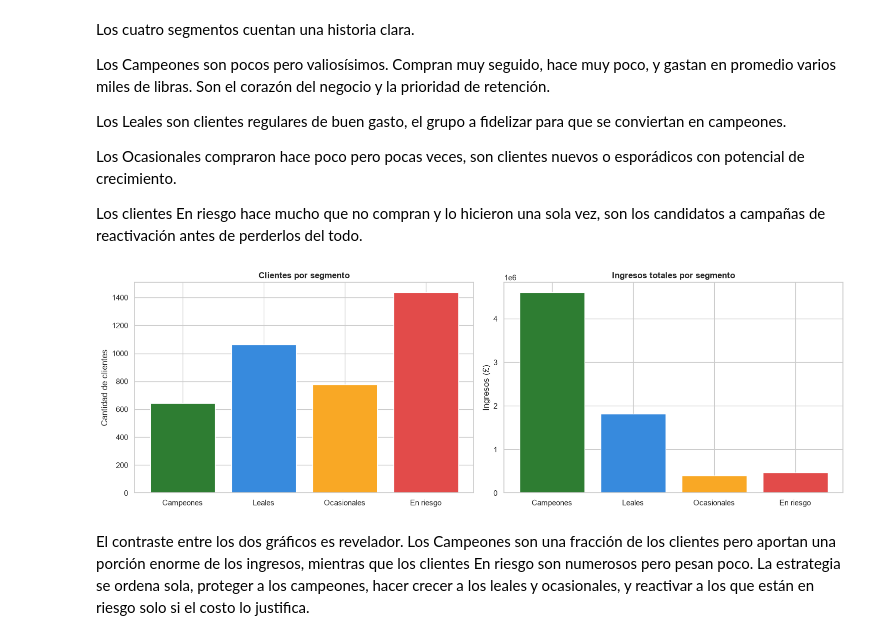
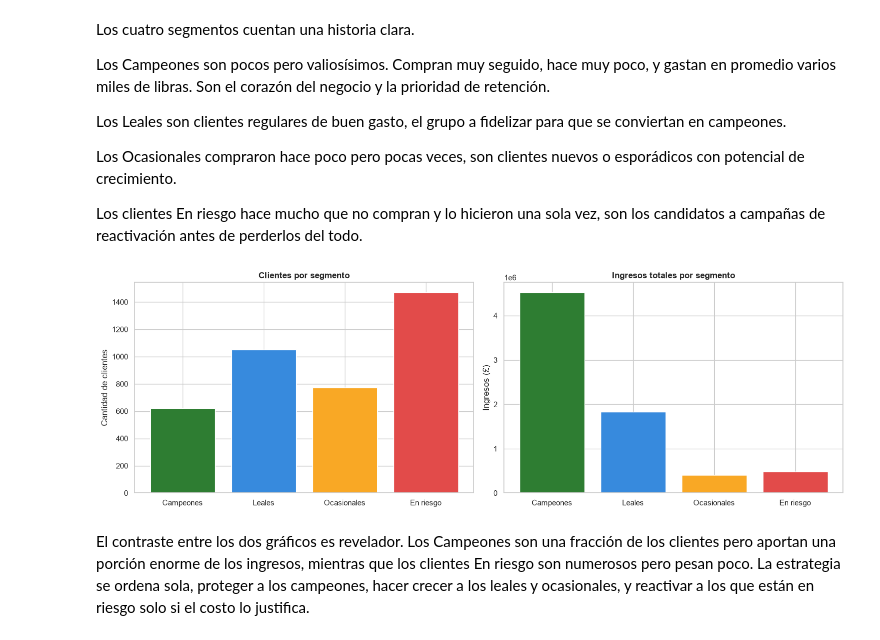
Before and after one commit to JLosada-Dev/estadistica-especializacion, a Jupyter notebook: notebooks/06-retail-analisis-completo.ipynb, the cells around one changed output. Saved outputs shown, nothing was run; the diff lists cells and outputs as text; code cells hidden in the pictures.

```diff
--- a/notebooks/06-retail-analisis-completo.ipynb
+++ b/notebooks/06-retail-analisis-completo.ipynb
@@ -131,6 +134,9 @@ df = df.drop_duplicates()
 df = df[~df["InvoiceNo"].str.startswith("C")]
 df = df[(df["Quantity"] > 0) & (df["UnitPrice"] > 0)]
 df = df.dropna(subset=["Description"])
+# Conservar solo productos reales: el StockCode de un producto son 5 dígitos.
+# Esto descarta POSTAGE, MANUAL, BANK CHARGES, vales de regalo y otros que no son mercancía.
+df = df[df["StockCode"].astype(str).str.match(r"^\d{5}")]
 df["TotalPrice"] = df["Quantity"] * df["UnitPrice"]
 
 print(f"Filas iniciales: {inicial:,}")
@@ -357,11 +577,15 @@ Sobre esas tres variables se aplica K-Means para descubrir grupos naturales de c
 # %%
 fecha_ref = df_cli["InvoiceDate"].max() + pd.Timedelta(days=1)
 
-rfm = df_cli.groupby("CustomerID").agg(
-    Recencia=("InvoiceDate", lambda x: (fecha_ref - x.max()).days),
-    Frecuencia=("InvoiceNo", "nunique"),
-    Monetario=("TotalPrice", "sum"),
-).reset_index()
+rfm = (
+    df_cli.groupby("CustomerID")
+    .agg(
+        Recencia=("InvoiceDate", lambda x: (fecha_ref - x.max()).days),
+        Frecuencia=("InvoiceNo", "nunique"),
+        Monetario=("TotalPrice", "sum"),
+    )
+    .reset_index()
+)
 
 print(rfm[["Recencia", "Frecuencia", "Monetario"]].describe().round(1))
 rfm.head()
@@ -417,12 +641,16 @@ La silueta es más alta con dos grupos, pero esa división es demasiado gruesa p
 km = KMeans(n_clusters=4, random_state=42, n_init=10).fit(X_esc)
 rfm["grupo"] = km.labels_
 
-perfil = rfm.groupby("grupo").agg(
-    Clientes=("CustomerID", "count"),
-    Recencia=("Recencia", "mean"),
-    Frecuencia=("Frecuencia", "mean"),
-    Monetario=("Monetario", "mean"),
-).round(1)
+perfil = (
+    rfm.groupby("grupo")
+    .agg(
+        Clientes=("CustomerID", "count"),
+        Recencia=("Recencia", "mean"),
+        Frecuencia=("Frecuencia", "mean"),
+        Monetario=("Monetario", "mean"),
+    )
+    .round(1)
+)
 
 # Asignar nombres de negocio según el perfil de cada grupo
 nombres = {}
@@ -456,23 +684,28 @@ Los clientes En riesgo hace mucho que no compran y lo hicieron una sola vez, son
 # %%
 fig, axes = plt.subplots(1, 2, figsize=(15, 5))
 
 orden = ["Campeones", "Leales", "Ocasionales", "En riesgo"]
-colores = {"Campeones": "#2E7D32", "Leales": "#378ADD", "Ocasionales": "#F9A825", "En riesgo": "#E24B4A"}
+colores = {
+    "Campeones": "#2E7D32",
+    "Leales": "#378ADD",
+    "Ocasionales": "#F9A825",
+    "En riesgo": "#E24B4A",
+}
 
 conteo = rfm["Segmento"].value_counts().reindex(orden)
 axes[0].bar(conteo.index, conteo.values, color=[colores[s] for s in conteo.index])
 axes[0].set_title("Clientes por segmento", fontweight="bold")
 axes[0].set_ylabel("Cantidad de clientes")
 
 ingreso_seg = rfm.groupby("Segmento")["Monetario"].sum().reindex(orden)
 axes[1].bar(ingreso_seg.index, ingreso_seg.values, color=[colores[s] for s in ingreso_seg.index])
 axes[1].set_title("Ingresos totales por segmento", fontweight="bold")
 axes[1].set_ylabel("Ingresos (£)")
 
 plt.tight_layout()
 plt.show()
 # %% [output]
-[figure, old version]
+[figure, new version]
 # %% [markdown]
 El contraste entre los dos gráficos es revelador. Los Campeones son una fracción de los clientes pero aportan una porción enorme de los ingresos, mientras que los clientes En riesgo son numerosos pero pesan poco. La estrategia se ordena sola, proteger a los campeones, hacer crecer a los leales y ocasionales, y reactivar a los que están en riesgo solo si el costo lo justifica.
 # %% [markdown]
```
Also changed, not shown: parts of 49 cells of this notebook, 1 other file.
